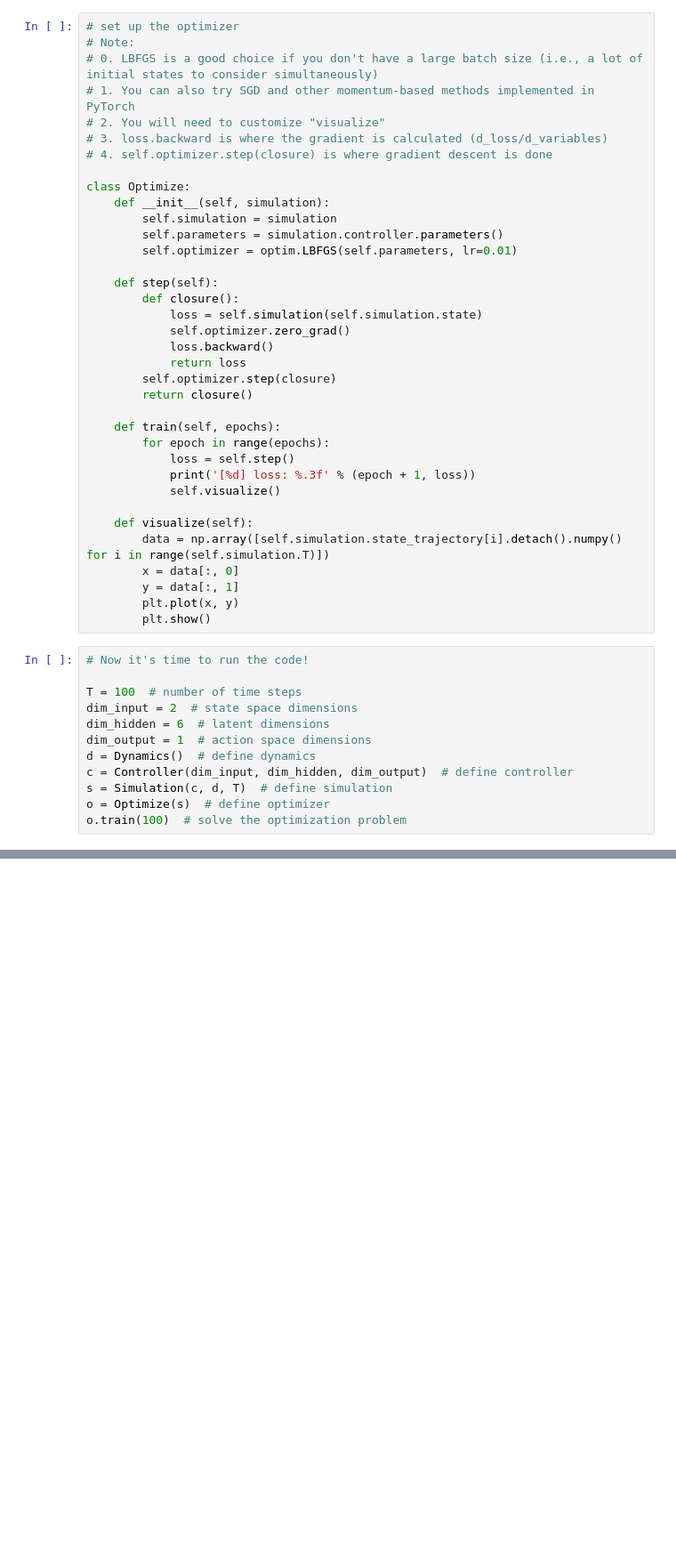
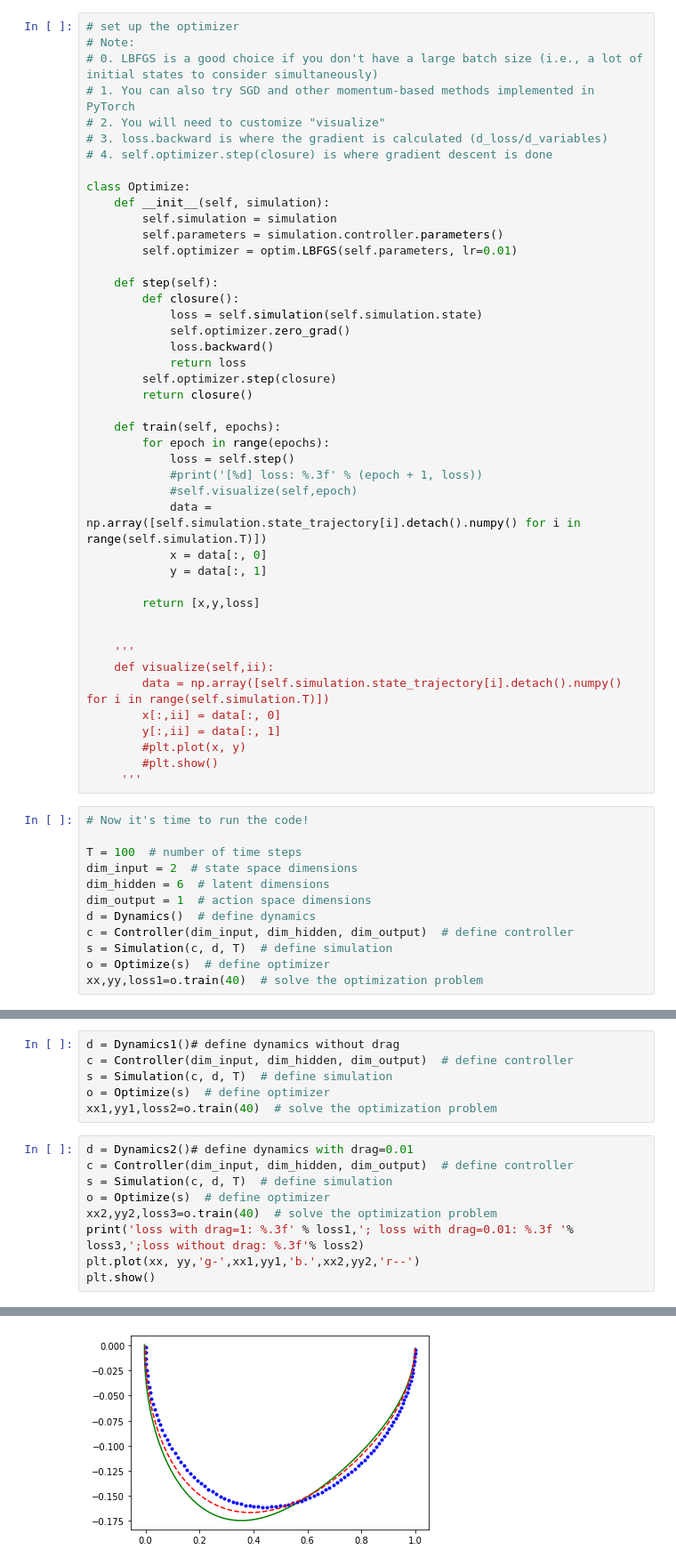
Before and after one commit to schen304joseph/Project1, a Jupyter notebook: Project_1.ipynb, the cells around one changed output, grey strips where cells are left out. Shown: that part at 89% size. Cells and saved outputs as stored; diff of their text form; blank space fills up the shorter version.

```diff
--- a/Project_1.ipynb
+++ b/Project_1.ipynb
@@ -159,15 +231,23 @@ class Optimize:
     def train(self, epochs):
         for epoch in range(epochs):
             loss = self.step()
-            print('[%d] loss: %.3f' % (epoch + 1, loss))
-            self.visualize()
+            #print('[%d] loss: %.3f' % (epoch + 1, loss))
+            #self.visualize(self,epoch)
+            data = np.array([self.simulation.state_trajectory[i].detach().numpy() for i in range(self.simulation.T)])
+            x = data[:, 0]
+            y = data[:, 1]
 
-    def visualize(self):
+        return [x,y,loss]
+
+
+    '''
+    def visualize(self,ii):
         data = np.array([self.simulation.state_trajectory[i].detach().numpy() for i in range(self.simulation.T)])
-        x = data[:, 0]
-        y = data[:, 1]
-        plt.plot(x, y)
-        plt.show()
+        x[:,ii] = data[:, 0]
+        y[:,ii] = data[:, 1]
+        #plt.plot(x, y)
+        #plt.show()
+     '''
 # %%
 # Now it's time to run the code!
 
@@ -179,4 +259,4 @@ d = Dynamics()  # define dynamics
 c = Controller(dim_input, dim_hidden, dim_output)  # define controller
 s = Simulation(c, d, T)  # define simulation
 o = Optimize(s)  # define optimizer
-o.train(100)  # solve the optimization problem
+xx,yy,loss1=o.train(40)  # solve the optimization problem
@@ -196,0 +263,16 @@ o.train(100)  # solve the optimization problem
+# %%
+d = Dynamics1()# define dynamics without drag
+c = Controller(dim_input, dim_hidden, dim_output)  # define controller
+s = Simulation(c, d, T)  # define simulation
+o = Optimize(s)  # define optimizer
+xx1,yy1,loss2=o.train(40)  # solve the optimization problem
+# %%
+d = Dynamics2()# define dynamics with drag=0.01
+c = Controller(dim_input, dim_hidden, dim_output)  # define controller
+s = Simulation(c, d, T)  # define simulation
+o = Optimize(s)  # define optimizer
+xx2,yy2,loss3=o.train(40)  # solve the optimization problem
+print('loss with drag=1: %.3f' % loss1,'; loss with drag=0.01: %.3f '% loss3,';loss without drag: %.3f'% loss2)
+plt.plot(xx, yy,'g-',xx1,yy1,'b.',xx2,yy2,'r--')
+plt.show()
+# %% [output]
@@ -196,0 +280 @@ o.train(100)  # solve the optimization problem
+[figure, added]
```
Also changed, not shown: parts of 6 cells of this notebook.
